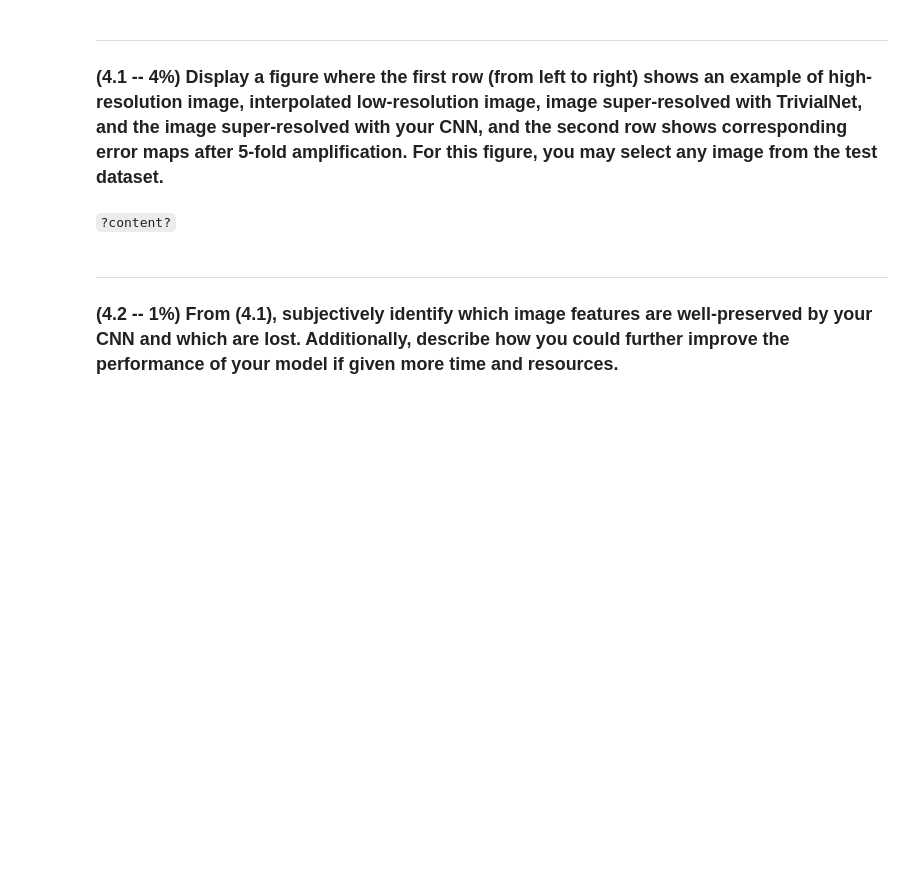
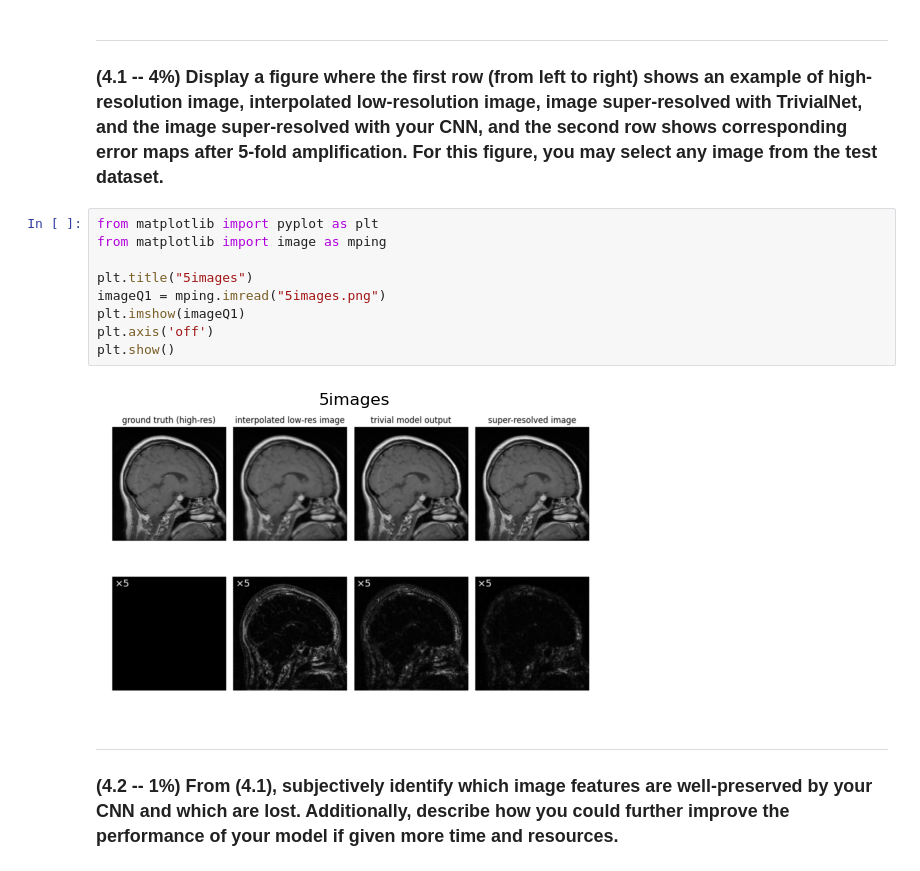
Before and after one commit to kangaaroob/BME5710-FinalProject, a Jupyter notebook: Final_Report.ipynb, the cells around one changed output. Drawn from its saved outputs; the diff is of its cells as text; blank space fills up the shorter version.

```diff
--- a/Final_Report.ipynb
+++ b/Final_Report.ipynb
@@ -243,8 +261,17 @@ Answer: ???
 # %% [markdown]
 ___
 ### (4.1 -- 4%) Display a figure where the first row (from left to right) shows an example of high-resolution image, interpolated low-resolution image, image super-resolved with TrivialNet, and the image super-resolved with your CNN, and the second row shows corresponding error maps after 5-fold amplification. For this figure, you may select any image from the test dataset.
-# %% [markdown]
-`?content?`
+# %%
+from matplotlib import pyplot as plt
+from matplotlib import image as mping
+
+plt.title("5images")
+imageQ1 = mping.imread("5images.png")
+plt.imshow(imageQ1)
+plt.axis('off')
+plt.show()
+# %% [output]
+[figure, added]
 # %% [markdown]
 ___
 ### (4.2 -- 1%) From (4.1), subjectively identify which image features are well-preserved by your CNN and which are lost. Additionally, describe how you could further improve the performance of your model if given more time and resources.
```
Also changed, not shown: parts of 3 cells of this notebook, 2 other files.
